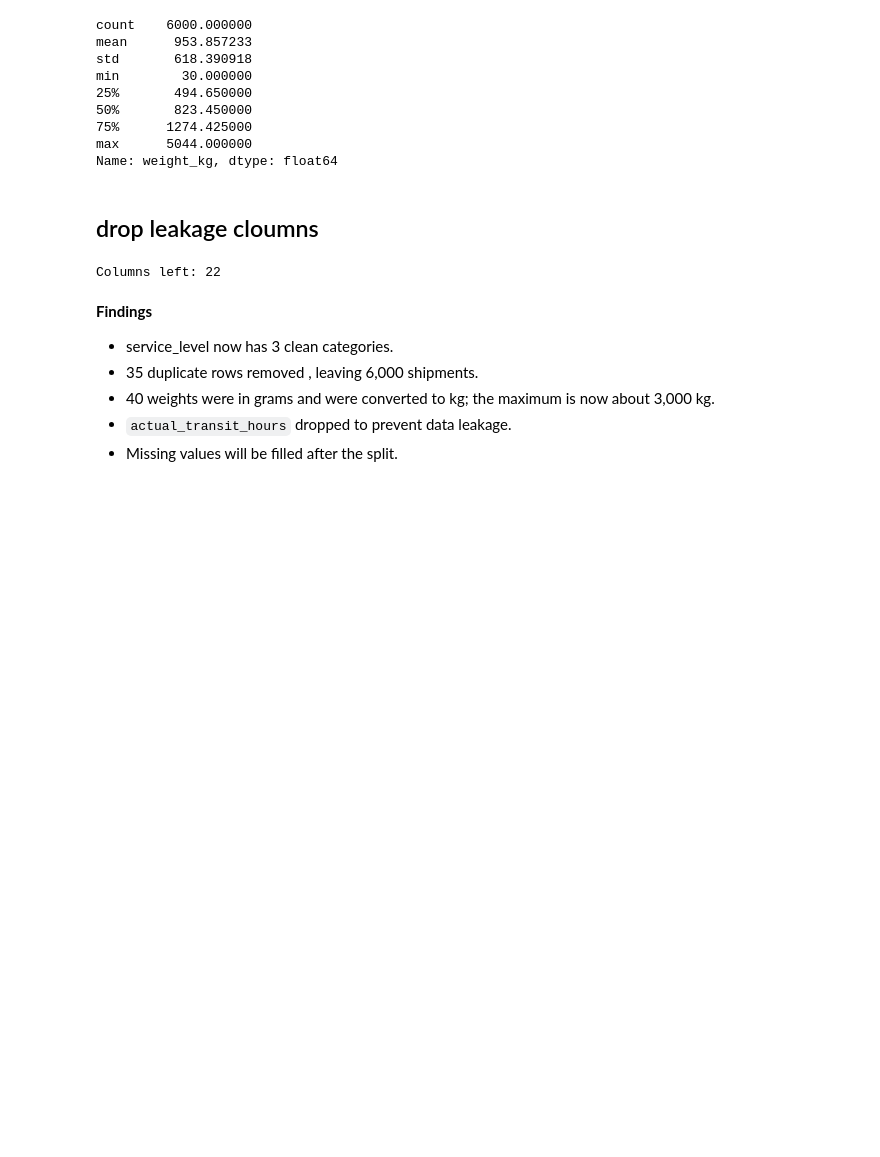
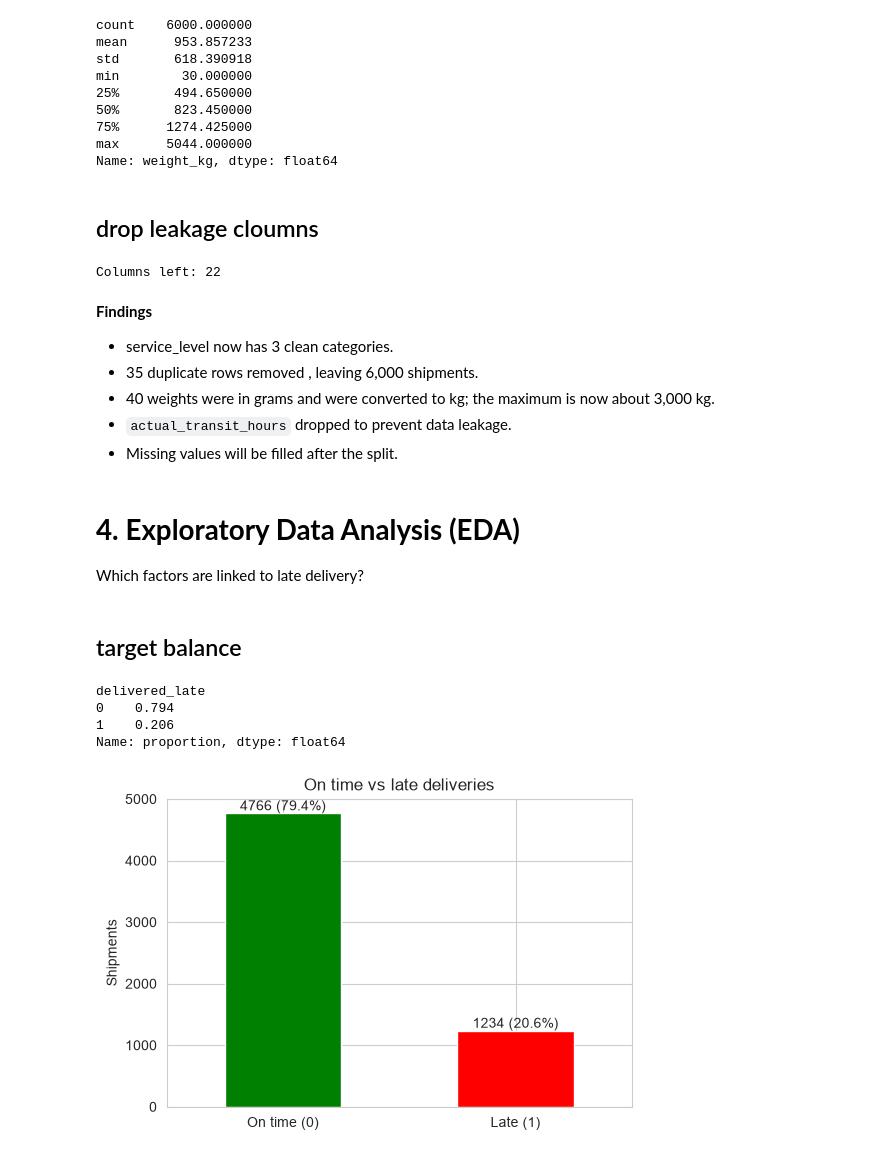
Before and after one commit to AnushAdhikari/Delivery-Delay-Prediction-Slack-Alerts, a Jupyter notebook: MapleFreight_Delivery_Delay_Prediction_c0968893.ipynb, the cells around one changed output. Drawn from its saved outputs; the diff is of its cells as text; code cells hidden in the pictures; blank space fills up the shorter version.

```diff
--- a/MapleFreight_Delivery_Delay_Prediction_c0968893.ipynb
+++ b/MapleFreight_Delivery_Delay_Prediction_c0968893.ipynb
@@ -172,3 +172,29 @@ Columns left: 22
 - 40 weights were in grams and were converted to kg; the maximum is now about 3,000 kg.
 - `actual_transit_hours` dropped to prevent data leakage.
 - Missing values will be filled after the split.
+# %% [markdown]
+# **4. Exploratory Data Analysis (EDA)**
+Which factors are linked to late delivery?
+# %% [markdown]
+## target balance
+# %%
+# Class balance
+counts = df["delivered_late"].value_counts().sort_index()
+print(df["delivered_late"].value_counts(normalize=True).round(3))
+
+ax = counts.plot(kind="bar", color=["green", "red"], figsize=(6, 4))
+ax.set_title("On time vs late deliveries")
+ax.set_xticklabels(["On time (0)", "Late (1)"], rotation=0)
+ax.set_xlabel("")
+ax.set_ylabel("Shipments")
+
+# Count and % on each bar
+for i, v in enumerate(counts):
+    ax.text(i, v + 50, f"{v} ({v/len(df):.1%})", ha="center")
+plt.show()
+# %% [output]
+delivered_late
+0    0.794
+1    0.206
+Name: proportion, dtype: float64
+[figure, added]
```
Also changed, not shown: parts of 18 cells of this notebook.
